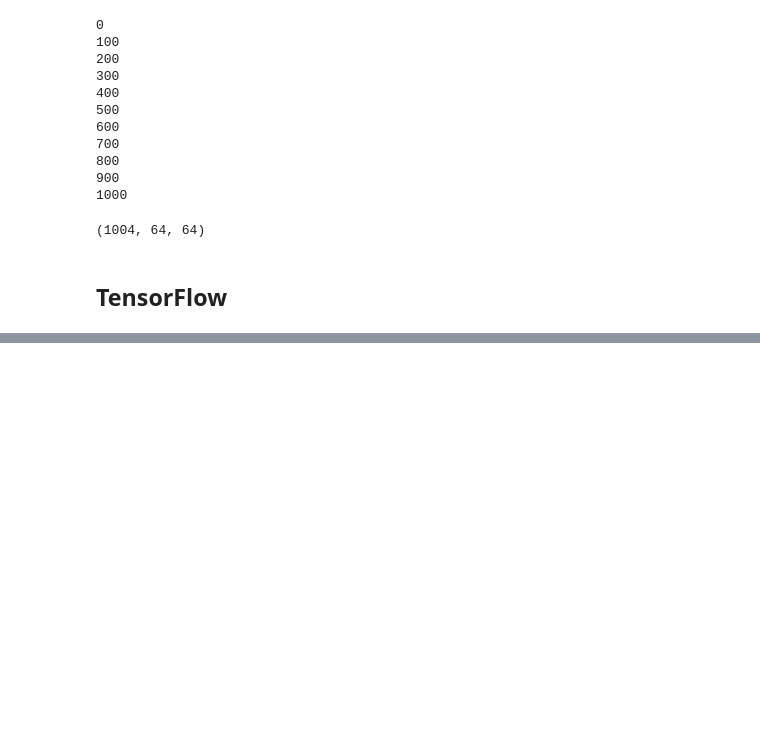
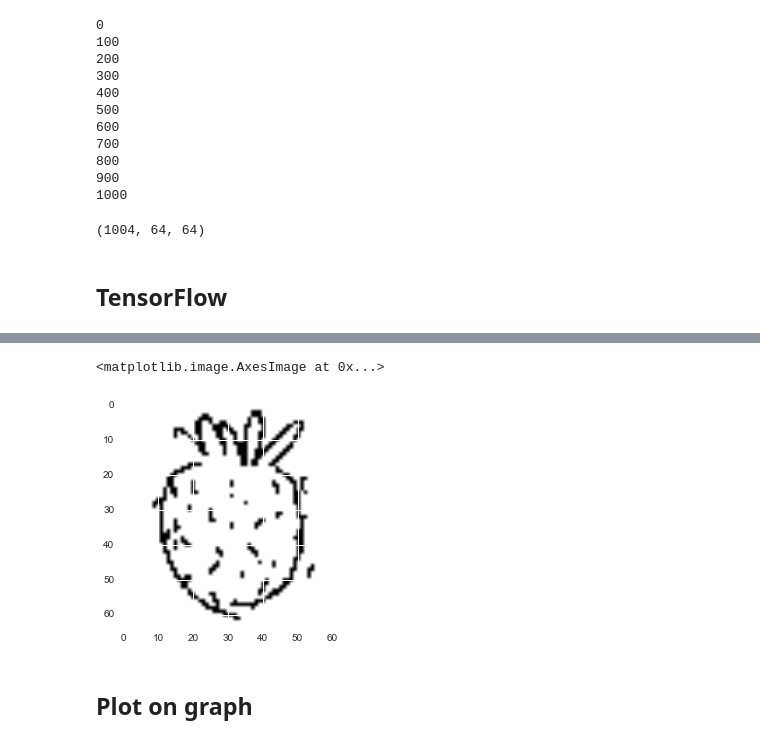
Before and after one commit to bdo311/pineapples, a Jupyter notebook: code/autoencode_pineapples.ipynb, the cells around one changed output, grey strips where cells are left out. Saved outputs shown, nothing was run; the diff lists cells and outputs as text; code cells hidden in the pictures; blank space fills up the shorter version.

```diff
--- a/code/autoencode_pineapples.ipynb
+++ b/code/autoencode_pineapples.ipynb
@@ -321,0 +408,7 @@ print(recon.shape)
+# %%
+plt.imshow(data[255])
+# %% [output]
+<matplotlib.image.AxesImage at 0x...>
+[figure, added]
+# %% [markdown]
+## Plot on graph
```
Also changed, not shown: parts of 24 cells of this notebook, 11 other files.
